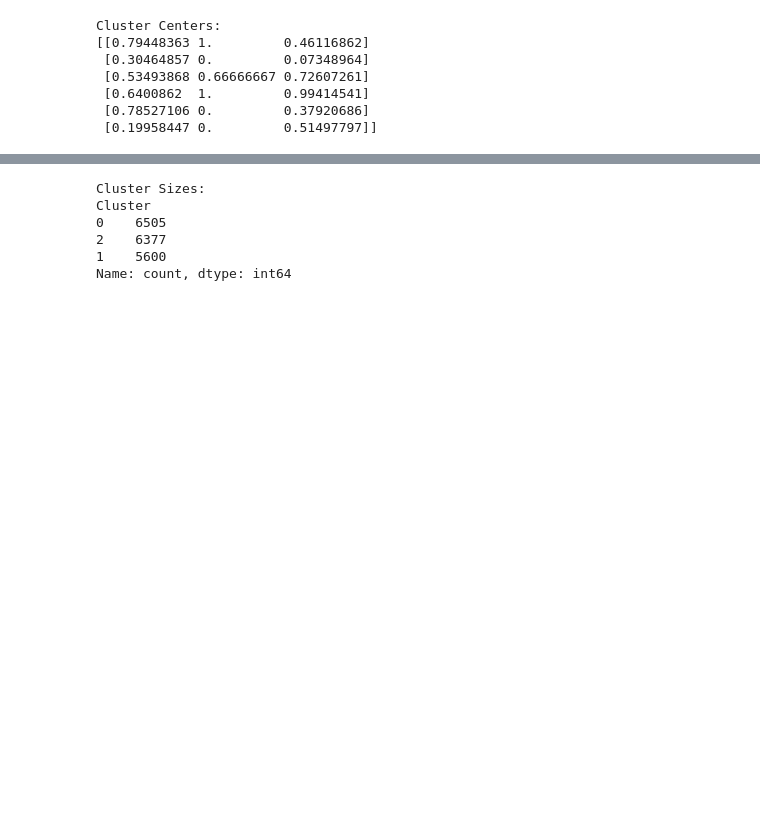
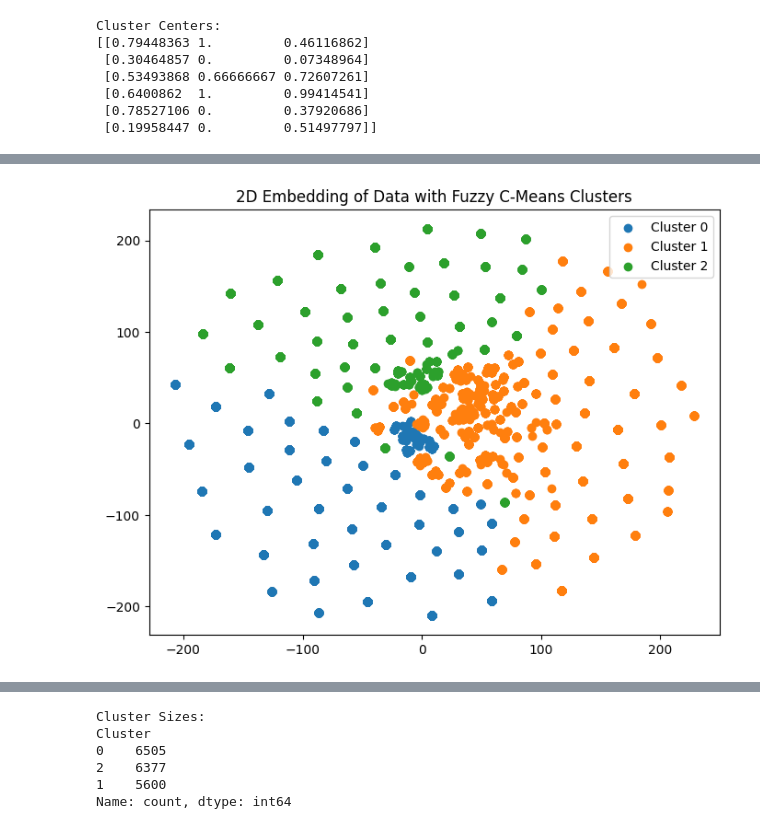
Before and after one commit to MohamedWael45/RFM, a Jupyter notebook: RFM_VeryFinal.ipynb, the cells around one changed output, grey strips where cells are left out. Drawn from its saved outputs; the diff is of its cells as text; code cells hidden in the pictures; blank space fills up the shorter version.

```diff
--- a/RFM_VeryFinal.ipynb
+++ b/RFM_VeryFinal.ipynb
@@ -1044 +1046,16 @@ cluster                     1.000000
 Name: 0, dtype: float64
+# %%
+from sklearn.manifold import TSNE
+
+tsne = TSNE(n_components=2, random_state=42)
+X_embedded = tsne.fit_transform(X_scaled)
+
+# Plot the embedded data with cluster labels
+plt.figure(figsize=(8, 6))
+for i in range(n_clusters):
+    plt.scatter(X_embedded[df2['Cluster'] == i][:, 0], X_embedded[df2['Cluster'] == i][:, 1], label=f'Cluster {i}')
+plt.title('2D Embedding of Data with Fuzzy C-Means Clusters')
+plt.legend()
+plt.show()
+# %% [output]
+[figure, added]
```
Also changed, not shown: parts of 11 cells of this notebook.
